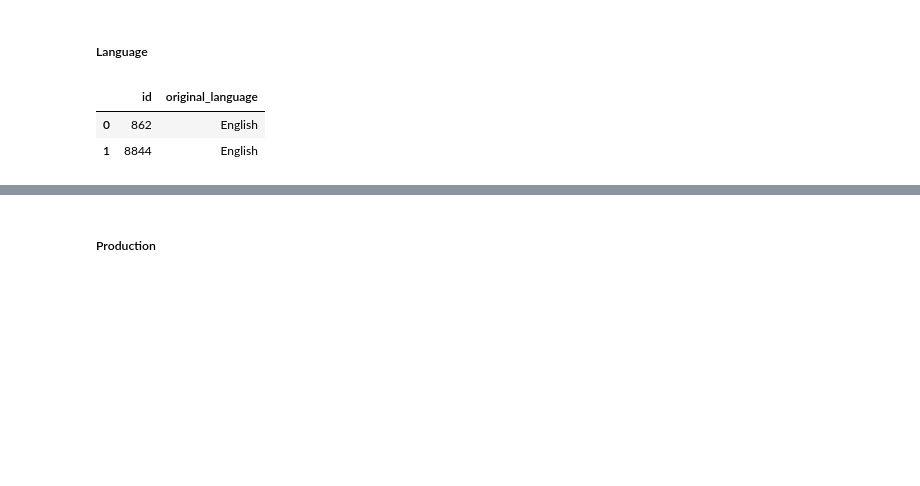
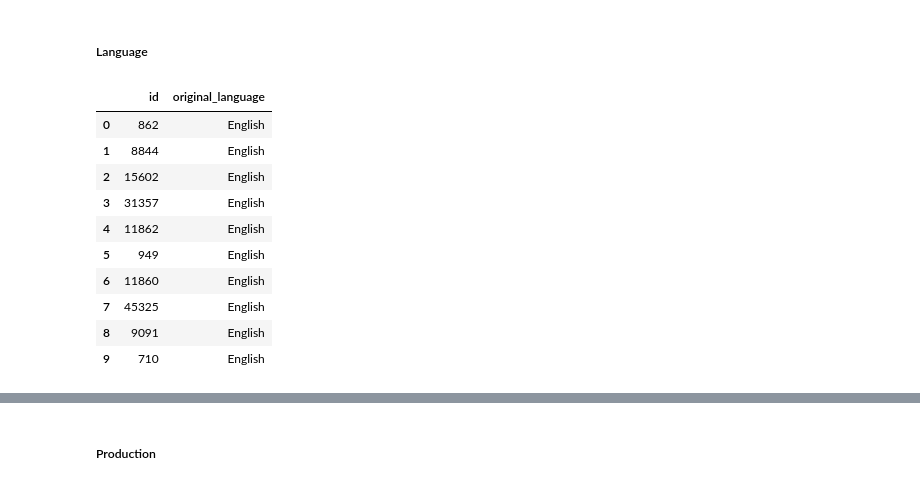
Before and after one commit to julien-data-analyst/Application_web_film, a Jupyter notebook: code/explo.ipynb, the cells around one changed output, grey strips where cells are left out. Saved outputs shown, nothing was run; the diff lists cells and outputs as text; code cells hidden in the pictures; blank space fills up the shorter version.

```diff
--- a/code/explo.ipynb
+++ b/code/explo.ipynb
@@ -424,10 +438,18 @@ def extract_languages(column: str, data: pd.DataFrame, dicto: dict) -> pd.DataFr
 # %%
 original_language = extract_languages("original_language", dataset, language_dict)
 # %%
-original_language.head(n=2)
+original_language.head(n=10)
 # %% [output]
 |  | id | original_language |
 | 0 | 862 | English |
 | 1 | 8844 | English |
+| 2 | 15602 | English |
+| 3 | 31357 | English |
+| 4 | 11862 | English |
+| 5 | 949 | English |
+| 6 | 11860 | English |
+| 7 | 45325 | English |
+| 8 | 9091 | English |
+| 9 | 710 | English |
 # %%
 spoken_language = separate_and_expand("spoken_languages", dataset)
```
Also changed, not shown: parts of 9 cells of this notebook.
